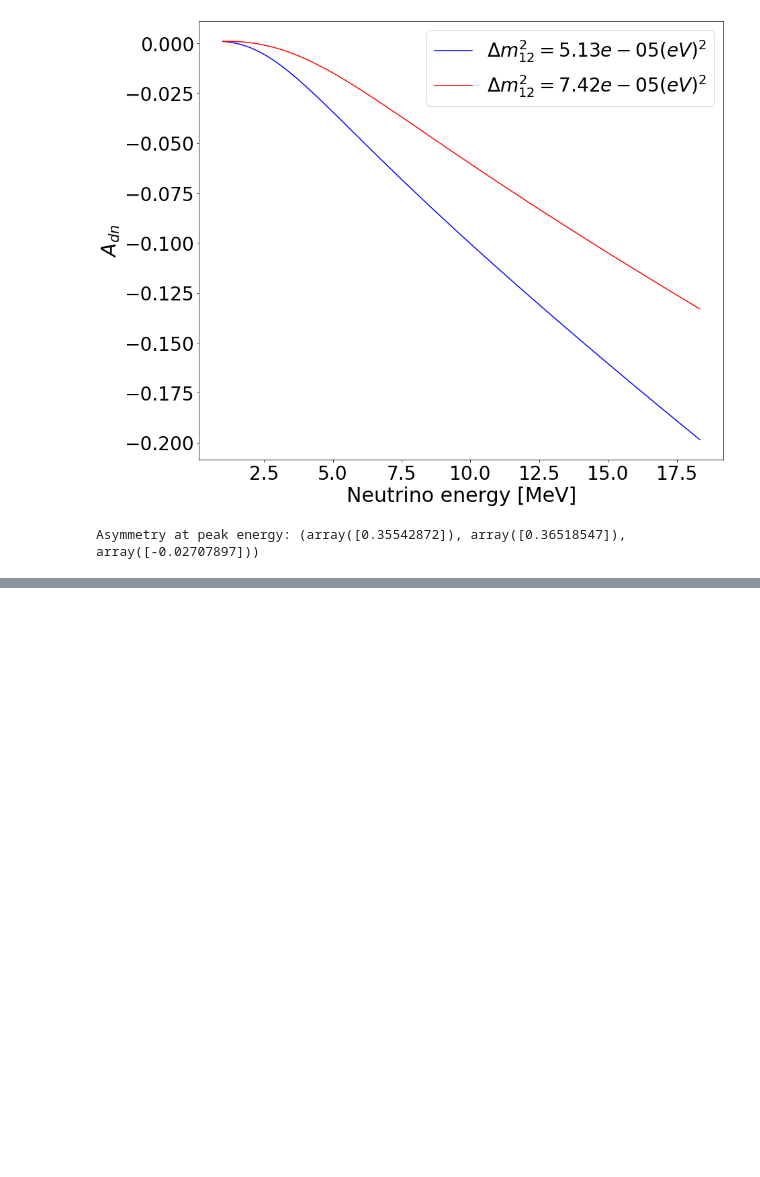
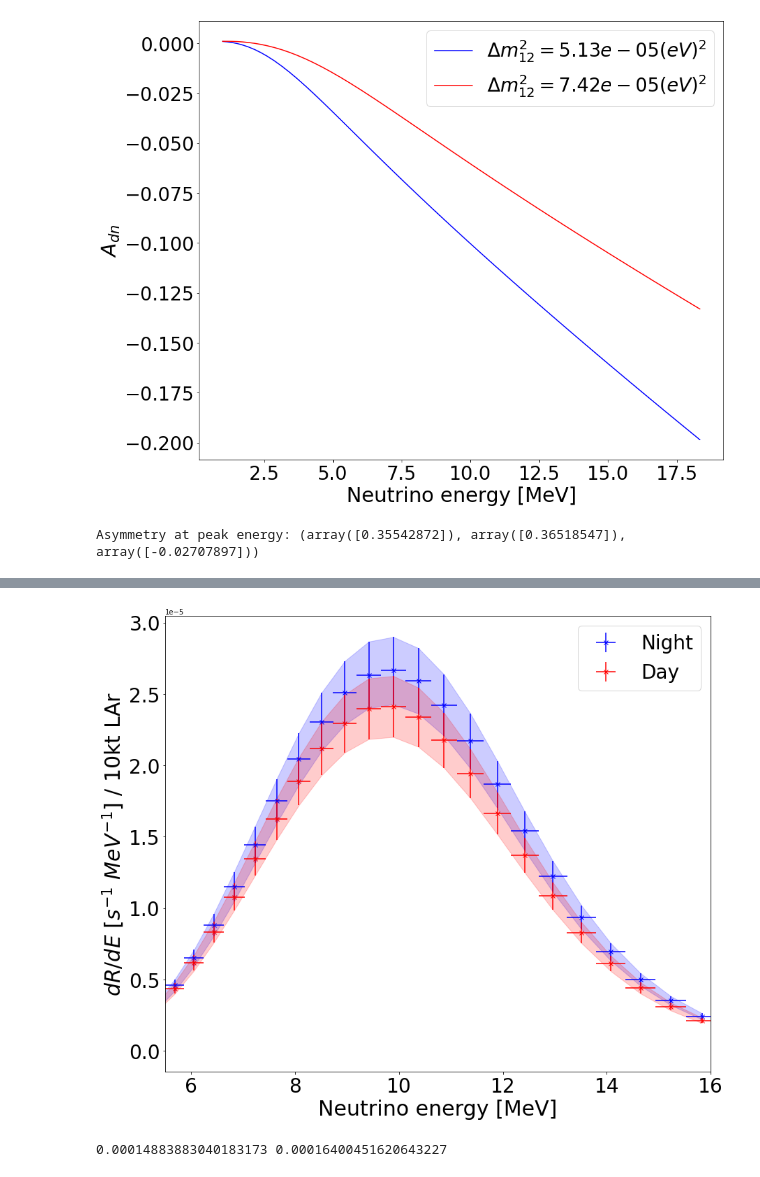
Before and after one commit to nlane314/soLAr-sens, a Jupyter notebook: notebooks/projsens.ipynb, the cells around one changed output, grey strips where cells are left out. Saved outputs shown, nothing was run; the diff lists cells and outputs as text; code cells hidden in the pictures; blank space fills up the shorter version.

```diff
--- a/notebooks/projsens.ipynb
+++ b/notebooks/projsens.ipynb
@@ -485,7 +477,7 @@ for i in range(0, len(xdata)):
     convener = f(xdata, params_lin[0], params_lin[1])
     convE = f(xdata[i], params_lin[0], params_lin[1])
 
-    nightval = eff*nt*fluxspec*crosssec*pn1*gauss_function(convener, a/convE, convE, resol*convE)*fac
+    nightval = eff*nt*fluxspec*crosssec*Spn*gauss_function(convener, a/convE, convE, resol*convE)*fac
     nightval[np.isnan(nightval)] = 0
     intnight_E = np.append(intnight_E, sum(nightval))
 
@@ -493,34 +485,37 @@ for i in range(0, len(xdata)):
 
     convener = f(xdata, params_lin[0], params_lin[1])
     convE = f(xdata[i], params_lin[0], params_lin[1])
 
-    dayval = eff*nt*fluxspec*crosssec*pd1*gauss_function(convener, a/convE, convE, resol*convE)*fac
+    dayval = eff*nt*fluxspec*crosssec*Spd*gauss_function(convener, a/convE, convE, resol*convE)*fac
 
     dayval[np.isnan(dayval)] = 0
     intday_E = np.append(intday_E, sum(dayval))
 
 plt.errorbar(xdata, intnight_E, xerr=uncer, linestyle='',yerr=R_errors(intnight_E, eff_std, flux_std, cross_perc), marker="x", color="blue", label='Night')
 plt.errorbar(xdata, intday_E, xerr=uncer, linestyle='',yerr=R_errors(intday_E, eff_std, flux_std, cross_perc), marker="x", color="red", label='Day')
 
 plt.fill_between(xdata, (intnight_E)+R_errors(intnight_E, eff_std, flux_std, cross_perc), (intnight_E)-R_errors(intnight_E, eff_std, flux_std, cross_perc), color='blue', alpha=0.2)
 plt.fill_between(xdata, (intday_E)+R_errors(intday_E, eff_std, flux_std, cross_perc), (intday_E)-R_errors(intday_E, eff_std, flux_std, cross_perc), color='red', alpha=0.2)
 
 plt.xlabel('Neutrino energy [MeV]',fontsize=30)
 plt.xticks(fontsize=28)
 
 plt.ylabel('$dR/dE$ [$s^{-1}\ MeV^{-1}$] / $10$kt LAr',fontsize=30)
 plt.yticks(fontsize=28)
 plt.legend(fontsize=28)
 
 plt.xlim(5.5,16)
 
 #plt.ylim(0, 1500)
 #plt.title("SNOwGLoBES", fontsize=20)
 plt.show()
 
 rateday = np.sum(intday_E*bwidth)
 ratenight = np.sum(intnight_E*bwidth)
 print(rateday, ratenight)
+# %% [output]
+[figure, added]
+0.00014883883040183173 0.00016400451620643227
 # %%
 def asymerr(night, day, back):
     #print(night, day)
```
Also changed, not shown: parts of 8 cells of this notebook.
